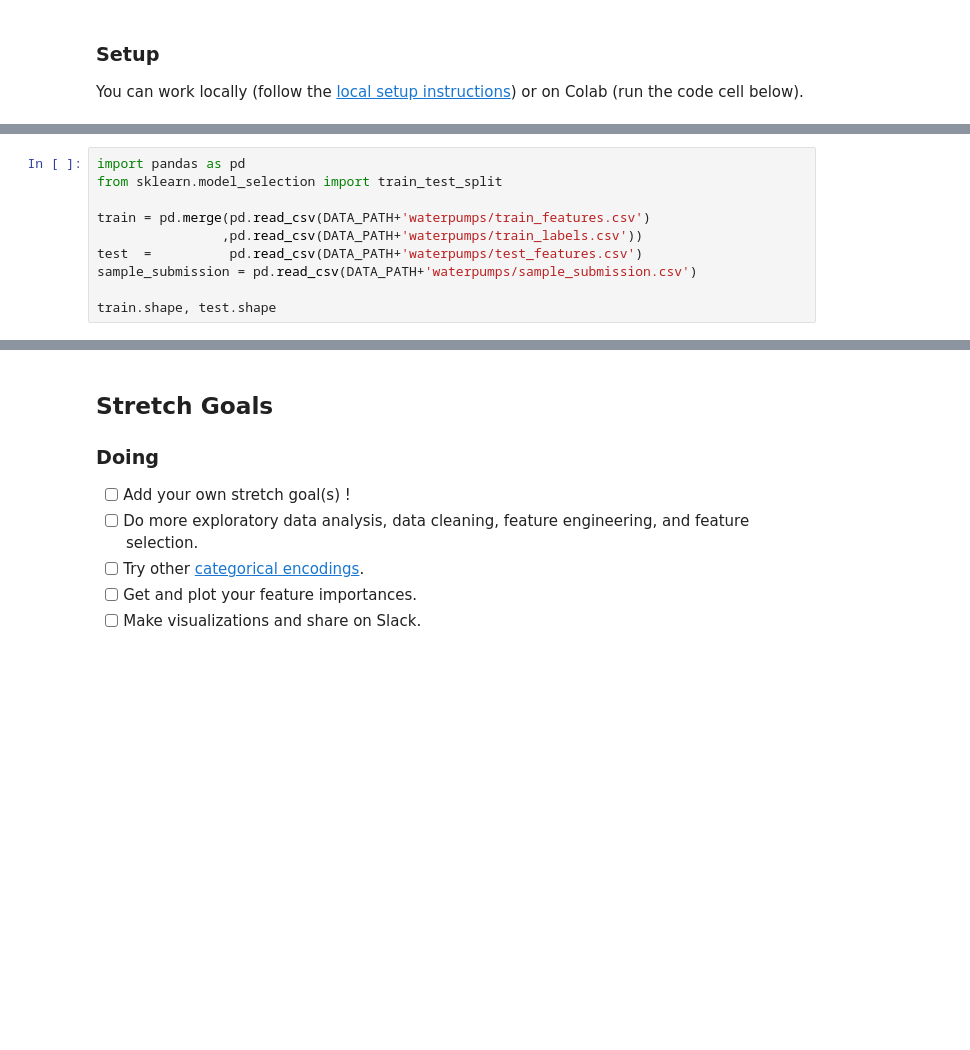
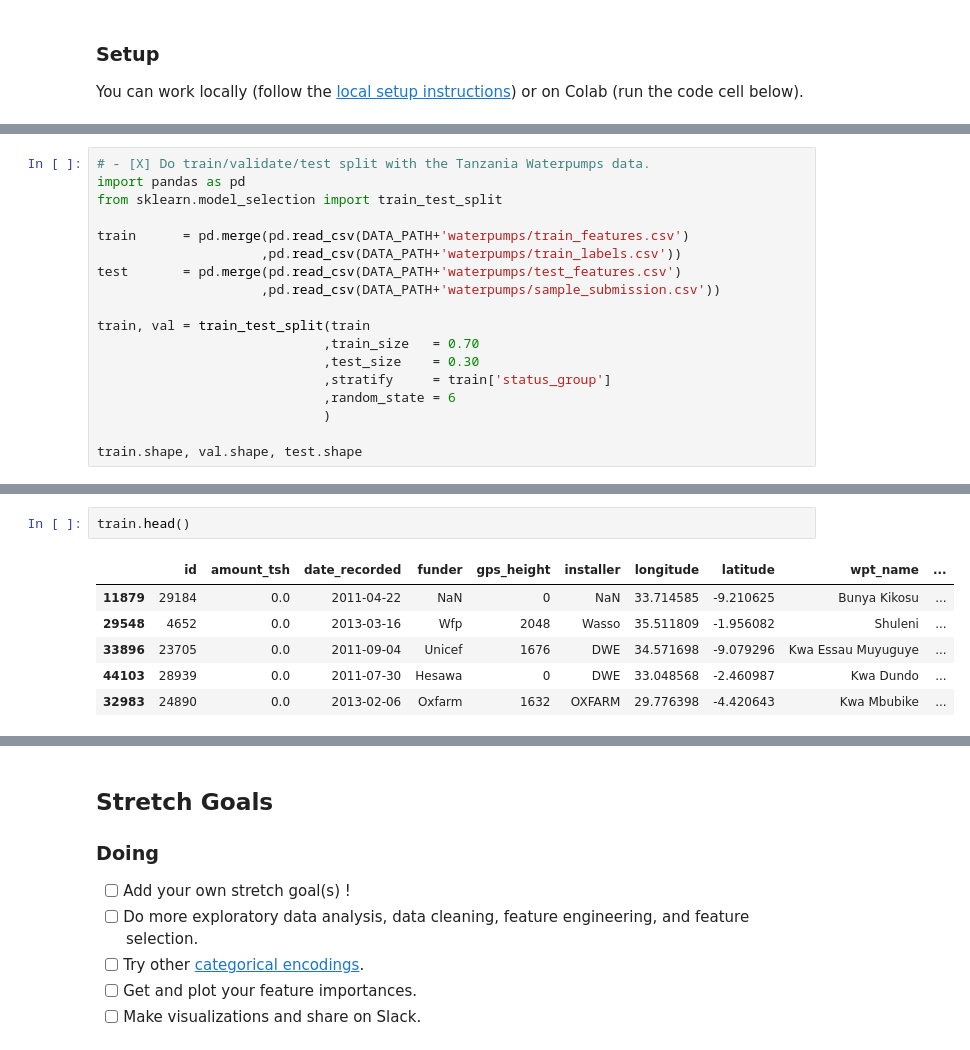
Before and after one commit to JoshuaPMallory/DS-Unit-2-Kaggle-Challenge, a Jupyter notebook: module2/D2_assignment_kaggle_challenge.ipynb, the cells around one changed output, grey strips where cells are left out. Saved outputs shown, nothing was run; the diff lists cells and outputs as text; blank space fills up the shorter version.

```diff
--- a/module2/D2_assignment_kaggle_challenge.ipynb
+++ b/module2/D2_assignment_kaggle_challenge.ipynb
@@ -113,13 +114,21 @@ if 'google.colab' in sys.modules:
 else:
     DATA_PATH = '../data/'
 # %%
+# - [X] Do train/validate/test split with the Tanzania Waterpumps data.
 import pandas as pd
 from sklearn.model_selection import train_test_split
 
-train = pd.merge(pd.read_csv(DATA_PATH+'waterpumps/train_features.csv')
-                ,pd.read_csv(DATA_PATH+'waterpumps/train_labels.csv'))
-test  =          pd.read_csv(DATA_PATH+'waterpumps/test_features.csv')
-sample_submission = pd.read_csv(DATA_PATH+'waterpumps/sample_submission.csv')
+train      = pd.merge(pd.read_csv(DATA_PATH+'waterpumps/train_features.csv')
+                     ,pd.read_csv(DATA_PATH+'waterpumps/train_labels.csv'))
+test       = pd.merge(pd.read_csv(DATA_PATH+'waterpumps/test_features.csv')
+                     ,pd.read_csv(DATA_PATH+'waterpumps/sample_submission.csv'))
 
-train.shape, test.shape
+train, val = train_test_split(train
+                             ,train_size   = 0.70
+                             ,test_size    = 0.30
+                             ,stratify     = train['status_group']
+                             ,random_state = 6
+                             )
+
+train.shape, val.shape, test.shape
 # %% [output]
@@ -137,0 +155,9 @@ train.shape, test.shape
+# %%
+train.head()
+# %% [output]
+|  | id | amount_tsh | date_recorded | funder | gps_height | installer | longitude | latitude | wpt_name | ... |
+| 11879 | 29184 | 0.0 | 2011-04-22 | NaN | 0 | NaN | 33.714585 | -9.210625 | Bunya Kikosu | ... |
+| 29548 | 4652 | 0.0 | 2013-03-16 | Wfp | 2048 | Wasso | 35.511809 | -1.956082 | Shuleni | ... |
+| 33896 | 23705 | 0.0 | 2011-09-04 | Unicef | 1676 | DWE | 34.571698 | -9.079296 | Kwa Essau Muyuguye | ... |
+| 44103 | 28939 | 0.0 | 2011-07-30 | Hesawa | 0 | DWE | 33.048568 | -2.460987 | Kwa Dundo | ... |
+| 32983 | 24890 | 0.0 | 2013-02-06 | Oxfarm | 1632 | OXFARM | 29.776398 | -4.420643 | Kwa Mbubike | ... |
```
Also changed, not shown: parts of 15 cells of this notebook.
